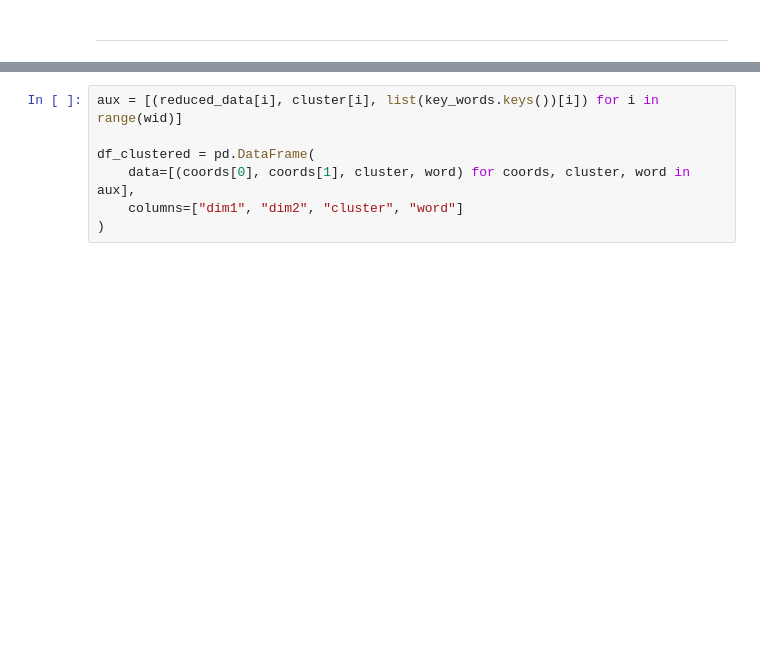
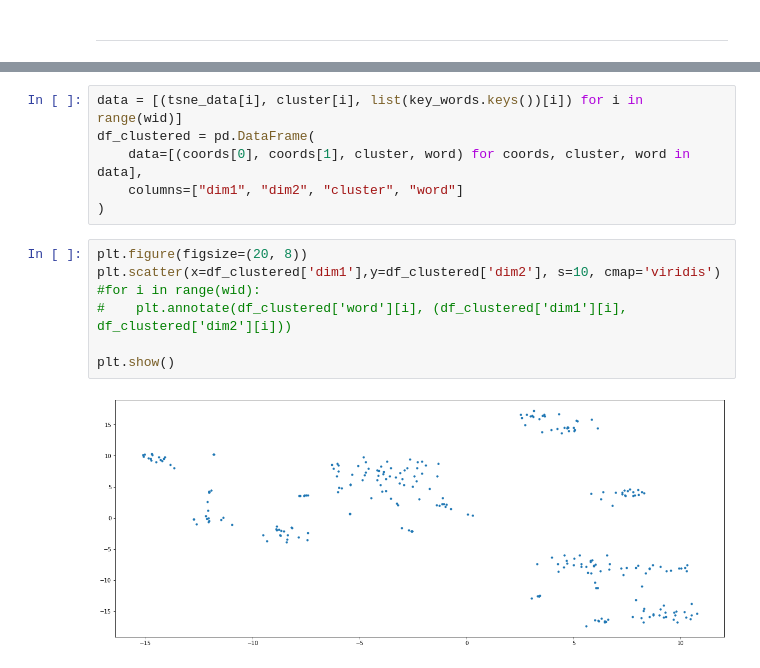
Before and after one commit to NazaGara/clustering-tm, a Jupyter notebook: clustering.ipynb, the cells around one changed output, grey strips where cells are left out. Saved outputs shown, nothing was run; the diff lists cells and outputs as text; blank space fills up the shorter version.

```diff
--- a/clustering.ipynb
+++ b/clustering.ipynb
@@ -288,9 +268,17 @@ reduced_data.shape
 # %%
-aux = [(reduced_data[i], cluster[i], list(key_words.keys())[i]) for i in range(wid)]
-
+data = [(tsne_data[i], cluster[i], list(key_words.keys())[i]) for i in range(wid)]
 df_clustered = pd.DataFrame(
-    data=[(coords[0], coords[1], cluster, word) for coords, cluster, word in aux],
+    data=[(coords[0], coords[1], cluster, word) for coords, cluster, word in data],
     columns=["dim1", "dim2", "cluster", "word"]
 )
+# %%
+plt.figure(figsize=(20, 8))
+plt.scatter(x=df_clustered['dim1'],y=df_clustered['dim2'], s=10, cmap='viridis')
+#for i in range(wid):
+#    plt.annotate(df_clustered['word'][i], (df_clustered['dim1'][i], df_clustered['dim2'][i]))
+
+plt.show()
+# %% [output]
+[figure, added]
 # %%
 plt.figure(figsize=(20, 8))
```
Also changed, not shown: parts of 16 cells of this notebook, 1 other file.
